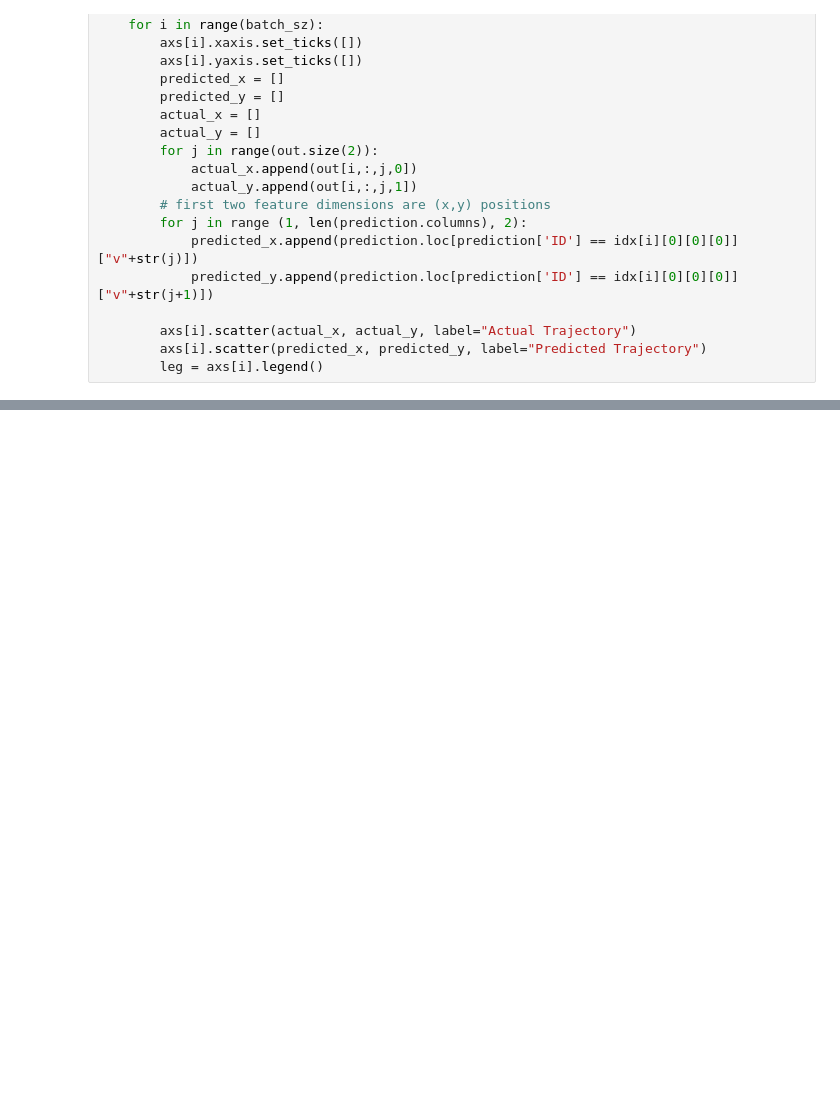
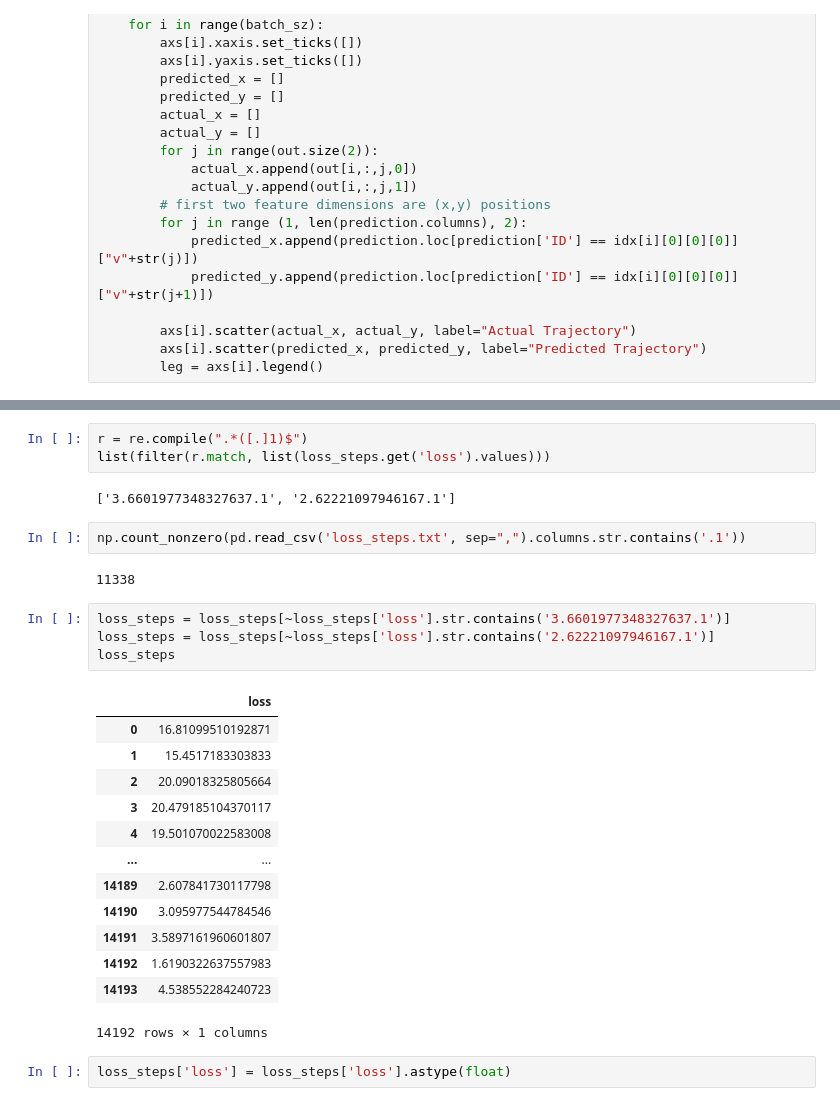
Before and after one commit to wes-chen/fireteamassemble, a Jupyter notebook: Visualization.ipynb, the cells around one changed output, grey strips where cells are left out. Drawn from its saved outputs; the diff is of its cells as text; blank space fills up the shorter version.

```diff
--- a/Visualization.ipynb
+++ b/Visualization.ipynb
@@ -110,0 +143,29 @@ KeyError: 'None of [RangeIndex(start=0, stop=14194, step=1)] are in the [columns
+# %%
+r = re.compile(".*([.]1)$")
+list(filter(r.match, list(loss_steps.get('loss').values)))
+# %% [output]
+['3.6601977348327637.1', '2.62221097946167.1']
+# %%
+np.count_nonzero(pd.read_csv('loss_steps.txt', sep=",").columns.str.contains('.1'))
+# %% [output]
+11338
+# %%
+loss_steps = loss_steps[~loss_steps['loss'].str.contains('3.6601977348327637.1')]
+loss_steps = loss_steps[~loss_steps['loss'].str.contains('2.62221097946167.1')]
+loss_steps
+# %% [output]
+|  | loss |
+| 0 | 16.81099510192871 |
+| 1 | 15.4517183303833 |
+| 2 | 20.09018325805664 |
+| 3 | 20.479185104370117 |
+| 4 | 19.501070022583008 |
+| ... | ... |
+| 14189 | 2.607841730117798 |
+| 14190 | 3.095977544784546 |
+| 14191 | 3.5897161960601807 |
+| 14192 | 1.6190322637557983 |
+| 14193 | 4.538552284240723 |
+14192 rows × 1 columns
+# %%
+loss_steps['loss'] = loss_steps['loss'].astype(float)
```
Also changed, not shown: parts of 7 cells of this notebook.
